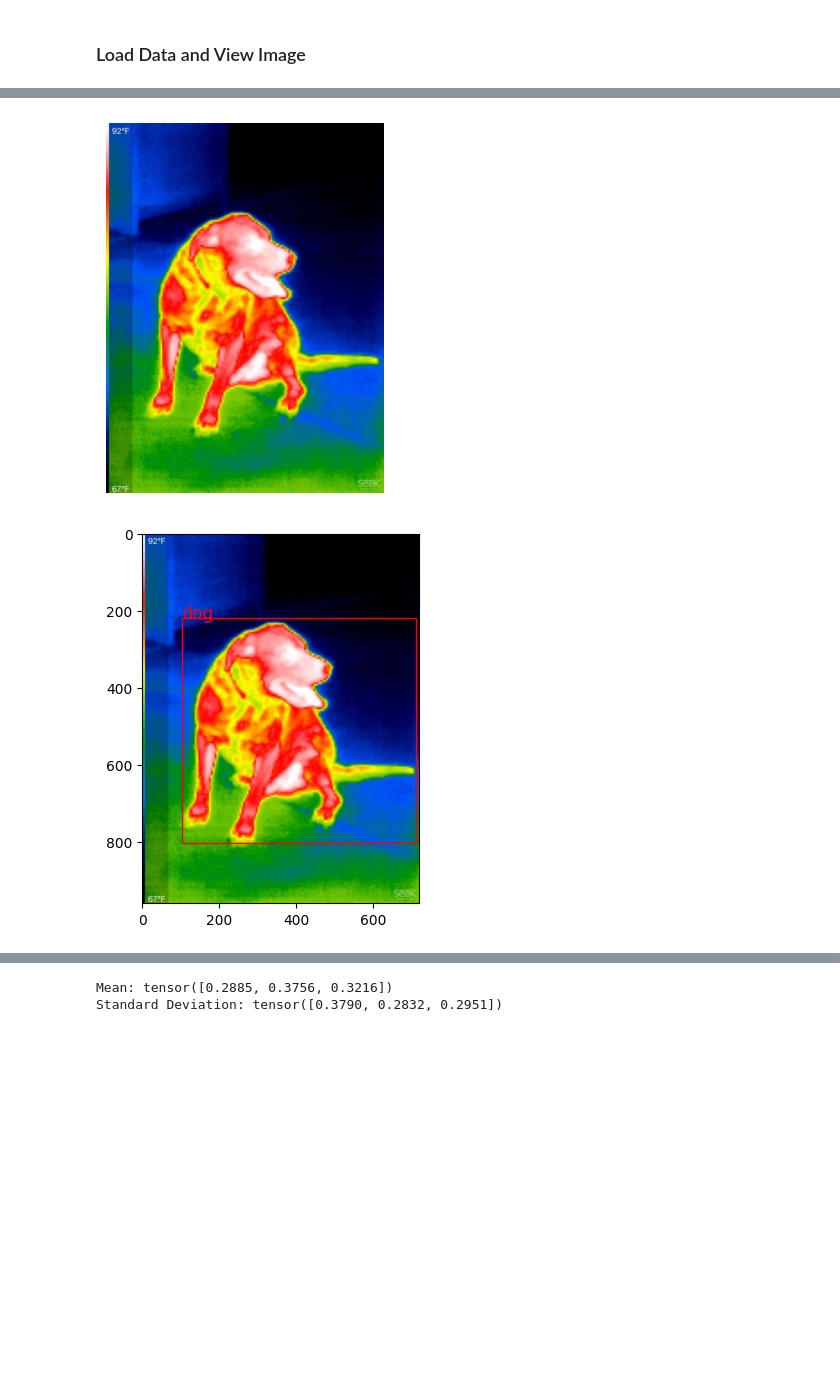
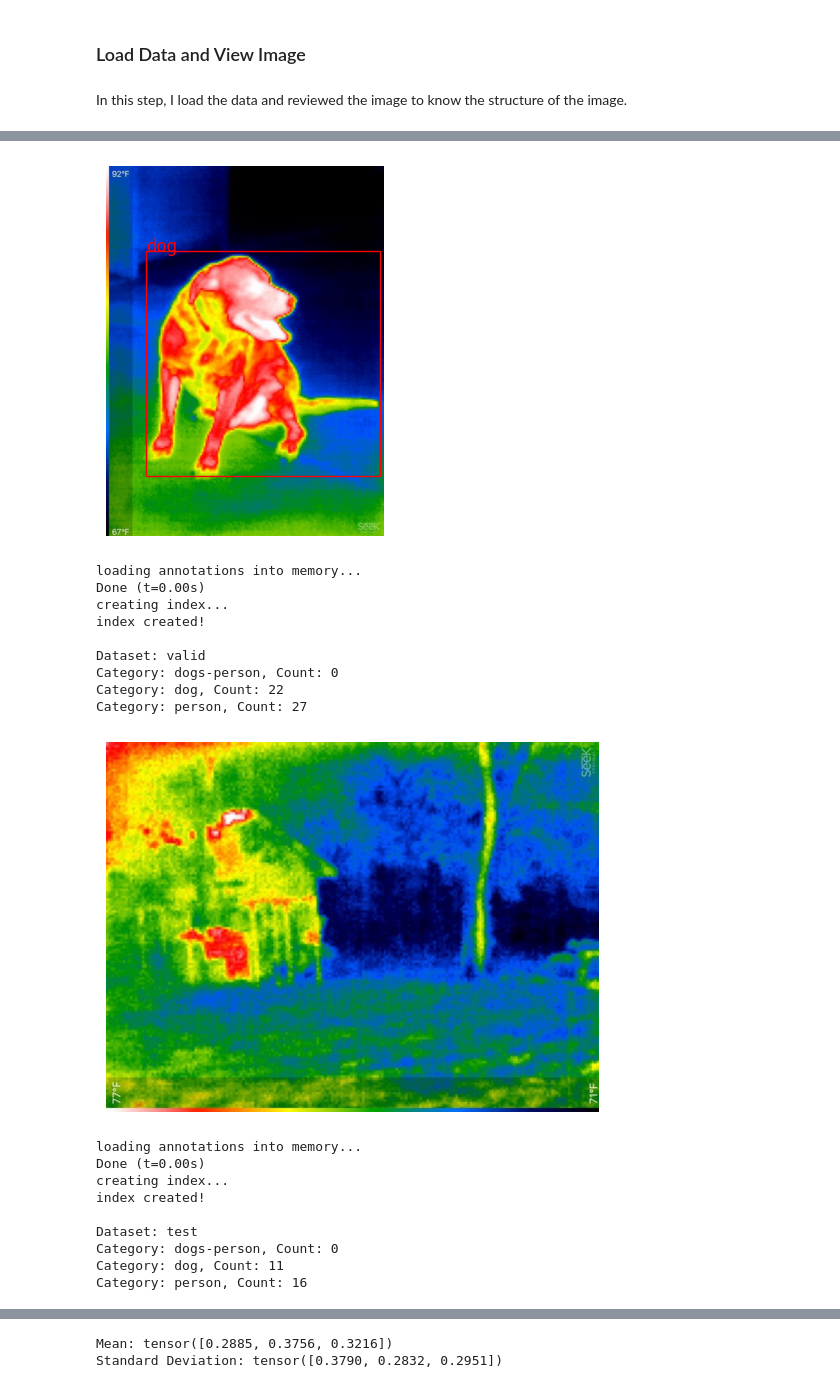
Before and after one commit to GuanqiaoHuang713/DLFA2, a Jupyter notebook: a2.ipynb, the cells around one changed output, grey strips where cells are left out. Saved outputs shown, nothing was run; the diff lists cells and outputs as text; code cells hidden in the pictures; blank space fills up the shorter version.

```diff
--- a/a2.ipynb
+++ b/a2.ipynb
@@ -1,5 +1,7 @@
 # %% [markdown]
 ### Load Data and View Image ###
+# %% [markdown]
+In this step, I load the data and reviewed the image to know the structure of the image.
 # %%
 import os
 from pycocotools.coco import COCO
@@ -14,34 +16,47 @@ for split in splits:
     image_dir = os.path.join(data_dir, split)
     ann_file = os.path.join(image_dir, '_annotations.coco.json')
 
+    # Initialize COCO API for the current split
     coco = COCO(ann_file)
 
+    # Get all category IDs and their names
+    cat_ids = coco.getCatIds()
+    cat_names = {cat_id: coco.loadCats(cat_id)[0]['name'] for cat_id in cat_ids}
+
+    # Count the number of annotations for each category
+    cat_counts = {cat_id: 0 for cat_id in cat_ids}
+
+    for cat_id in cat_ids:
+        ann_ids = coco.getAnnIds(catIds=cat_id)
+        cat_counts[cat_id] = len(ann_ids)
+
+    # Print the category name and count for the current split
+    print(f"\nDataset: {split}")
+    for cat_id, count in cat_counts.items():
+        print(f"Category: {cat_names[cat_id]}, Count: {count}")
+
+    # Display one sample image with bounding boxes and labels
     img_ids = coco.getImgIds()
-    print(len(img_ids))
-
     img_info = coco.loadImgs(img_ids[0])[0]
     image_path = os.path.join(image_dir, img_info['file_name'])
     image = Image.open(image_path)
-    plt.imshow(image)
+
+    fig, ax = plt.subplots(1)
+    ax.imshow(image)
     plt.axis('off')
 
     ann_ids = coco.getAnnIds(imgIds=img_info['id'])
     annotations = coco.loadAnns(ann_ids)
 
-    fig, ax = plt.subplots(1)
-    ax.imshow(image)
-
     for ann in annotations:
         bbox = ann['bbox']  # [x, y, width, height]
         category_id = ann['category_id']
-        category_name = coco.loadCats(category_id)[0]['name']
+        category_name = cat_names[category_id]
         rect = patches.Rectangle((bbox[0], bbox[1]), bbox[2], bbox[3], linewidth=1, edgecolor='r', facecolor='none')
         ax.add_patch(rect)
         plt.text(bbox[0], bbox[1], category_name, color='red', fontsize=12)
 
     plt.show()
-
-    break
 # %% [output]
 loading annotations into memory...
 Done (t=0.00s)
@@ -51,2 +70,20 @@ index created!
-[figure, old version]
+[figure, new version]
+loading annotations into memory...
+Done (t=0.00s)
+creating index...
+index created!
+
+Dataset: valid
+Category: dogs-person, Count: 0
+Category: dog, Count: 22
+Category: person, Count: 27
-[figure, old version]
+[figure, new version]
+loading annotations into memory...
+Done (t=0.00s)
+creating index...
+index created!
+
+Dataset: test
+Category: dogs-person, Count: 0
+Category: dog, Count: 11
+Category: person, Count: 16
```
Also changed, not shown: parts of 26 cells of this notebook.
